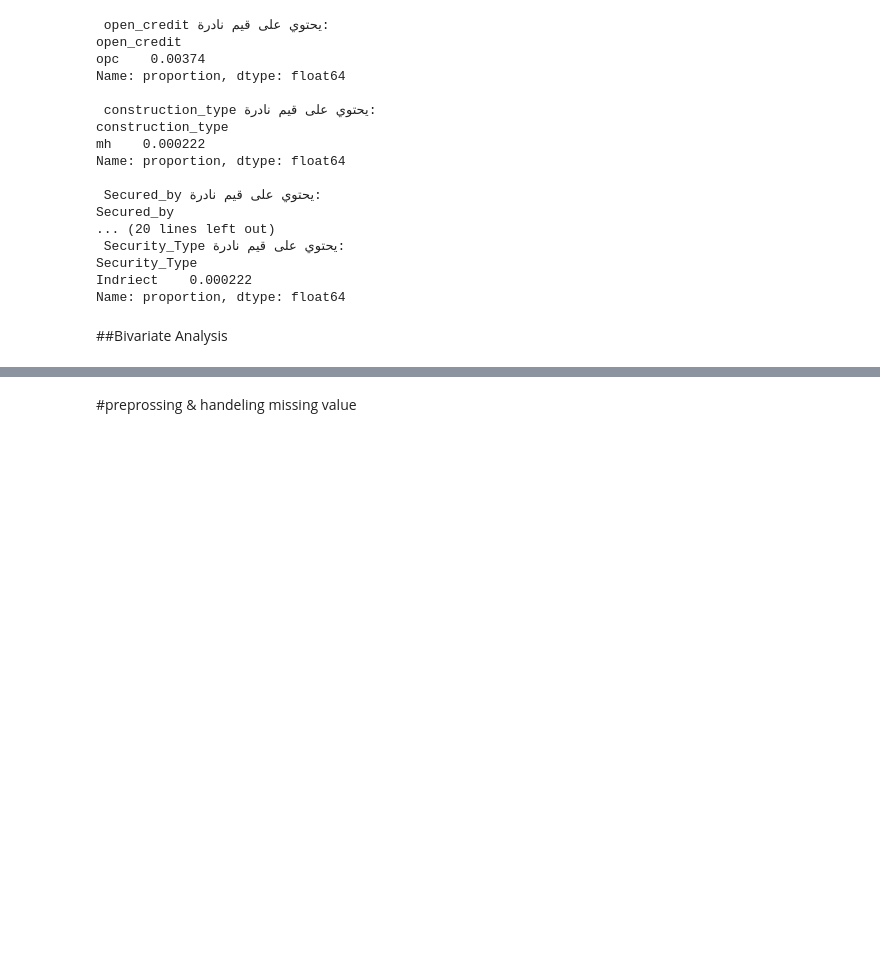
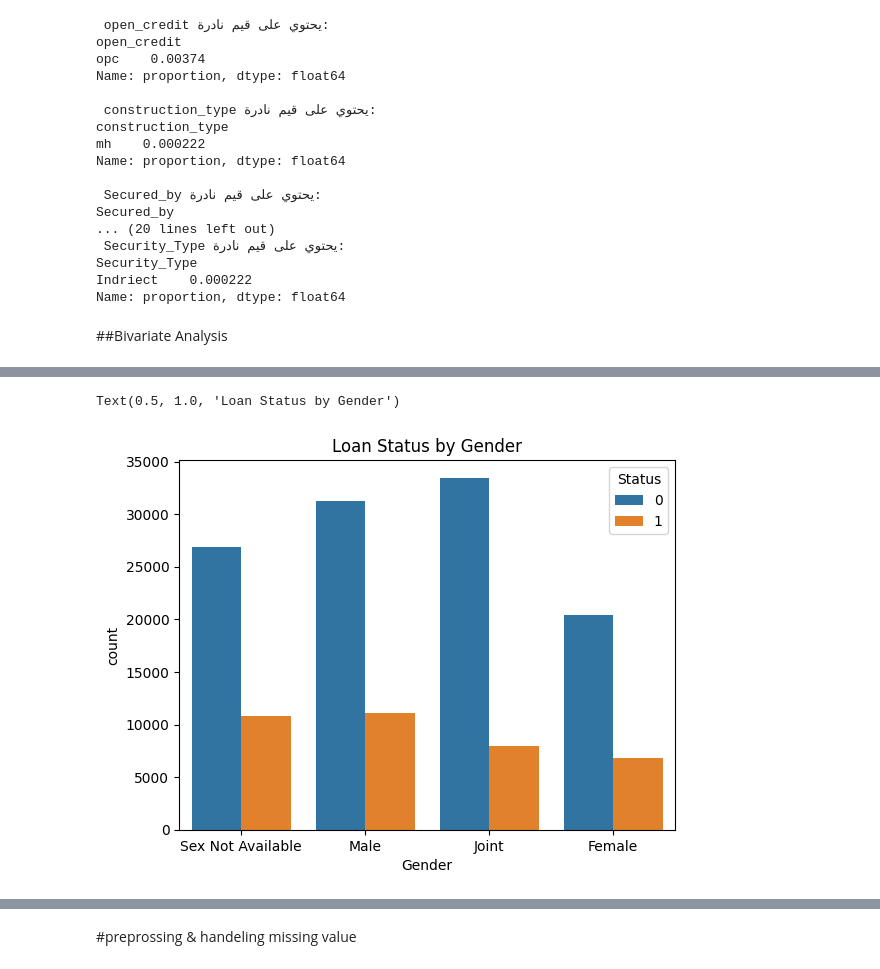
Before and after one commit to angiegh2002/Loan_Default_Detection, a Jupyter notebook: DM&ML.ipynb, the cells around one changed output, grey strips where cells are left out. Saved outputs shown, nothing was run; the diff lists cells and outputs as text; code cells hidden in the pictures; blank space fills up the shorter version.

```diff
--- a/DM&ML.ipynb
+++ b/DM&ML.ipynb
@@ -404,0 +424,6 @@ Name: proportion, dtype: float64
+# %%
+sns.countplot(data=df, x='Gender', hue='Status')
+plt.title('Loan Status by Gender')
+# %% [output]
+Text(0.5, 1.0, 'Loan Status by Gender')
+[figure, added]
```
Also changed, not shown: parts of 15 cells of this notebook.
